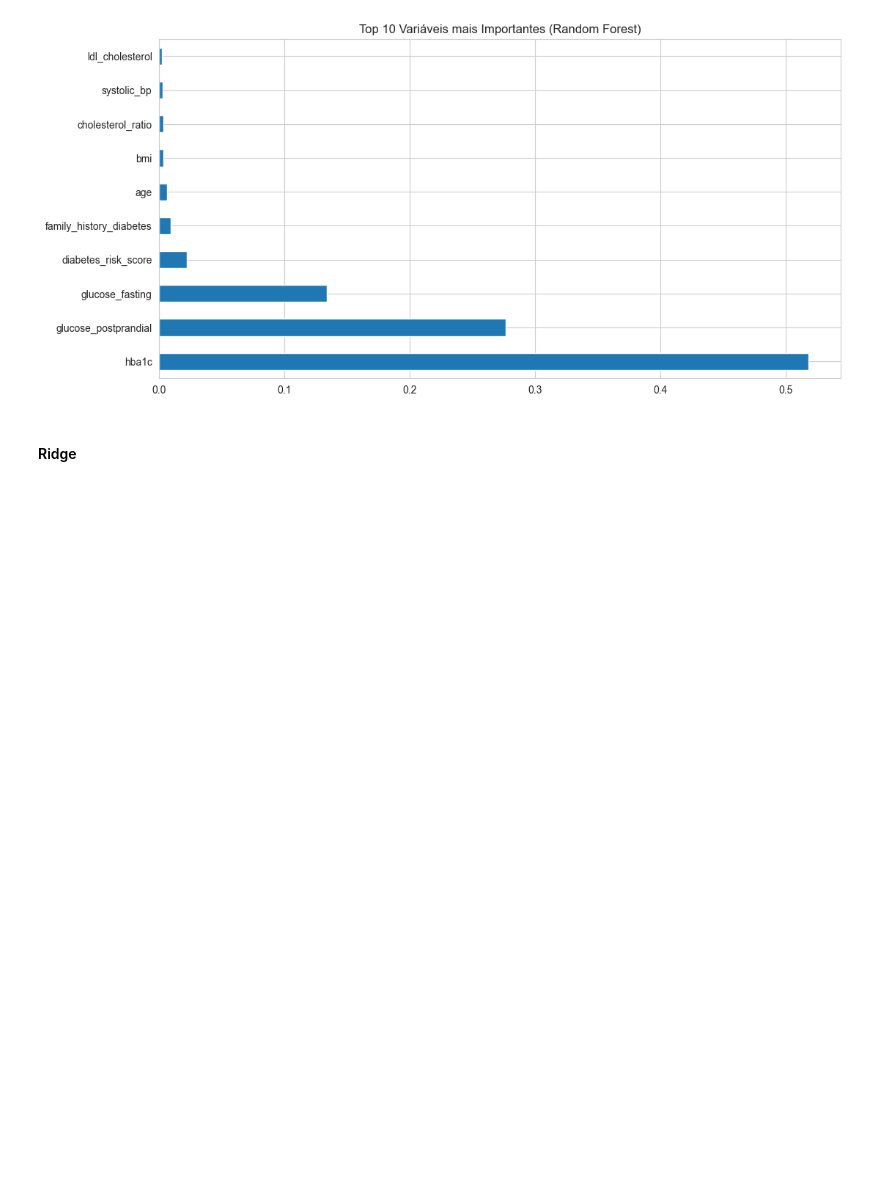
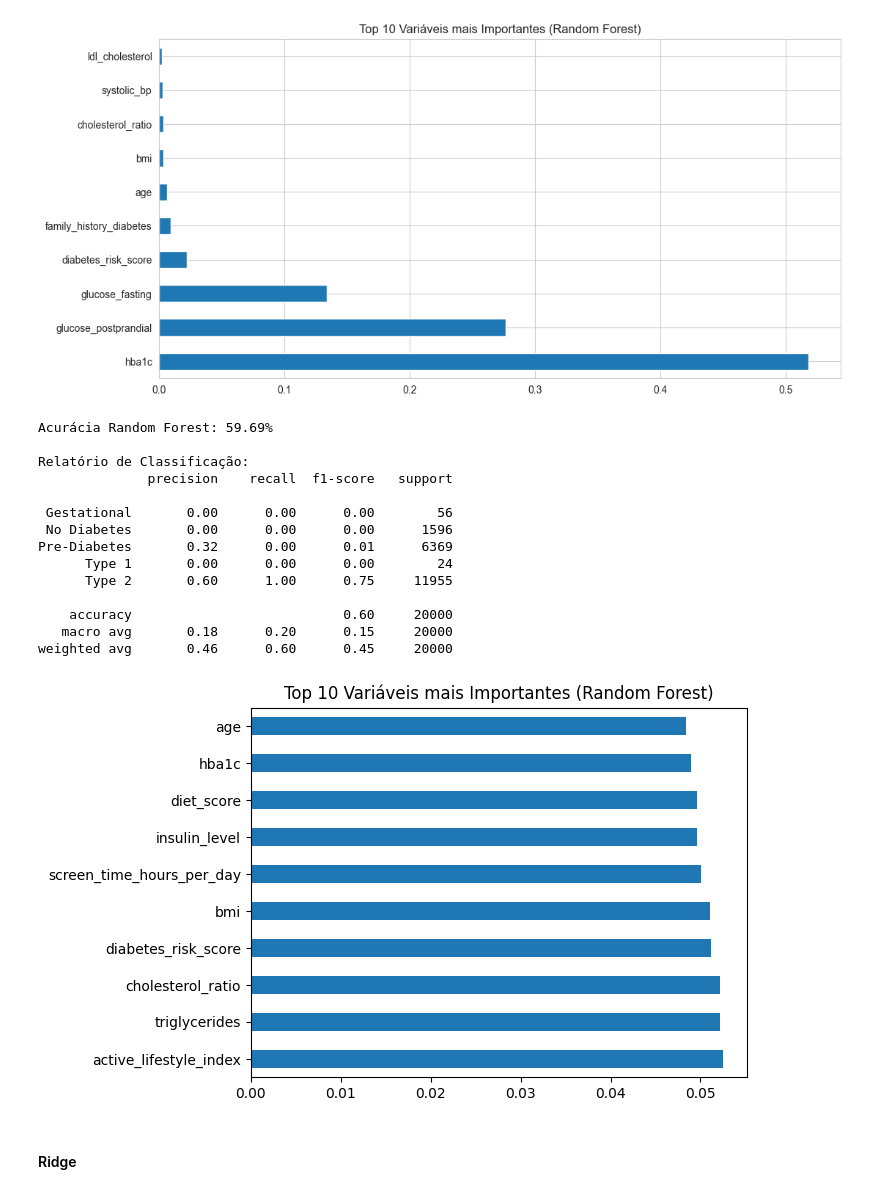
Before and after one commit to DaviPRabelo/Curso-IA, a Jupyter notebook: Aula 3/Aula_3.ipynb, the cells around one changed output. Cells and saved outputs as stored; diff of their text form; code cells hidden in the pictures; blank space fills up the shorter version.

```diff
--- a/Aula 3/Aula_3.ipynb
+++ b/Aula 3/Aula_3.ipynb
@@ -1537,6 +1563,7 @@ from sklearn.preprocessing import StandardScaler
 
 X = dts.drop(columns=['diagnosed_diabetes','diabetes_stage']) #Removendo a variável alvo e a variável de estágio, que é uma informação futura
 y = dts['diagnosed_diabetes']
+y2 = dts['diabetes_stage'] #Variavel de estágio, que é uma informação futura, ou seja, nao deve ser usada para prever o diabetes, mas pode ser usada para prever o estágio do diabetes
 
 # 3. Criação de Novas Features (Engenharia Criativa)
 # Proporção de Colesterol (Total / HDL) - Indicador médico forte
@@ -1545,8 +1572,8 @@ X = X.drop(columns=['cholesterol_total', 'hdl_cholesterol']) #Removendo as colun
 
 # Índice de Estilo de Vida (Atividade física balanceada com Tempo de Tela)
 # Convertemos minutos/semana para horas/dia para equalizar com o tempo de tela
-X['active_lifestyle_index'] = (X['physical_activity_minutes_per_week'] / 60 / 7) - X['screen_time_hours_per_day']
-X = X.drop(columns=['physical_activity_minutes_per_week', 'screen_time_hours_per_day']) #Removendo as colunas originais para evitar redundância
+X['active_lifestyle_index'] = (X['physical_activity_minutes_per_week'] / 60 / 7)
+X = X.drop(columns=['physical_activity_minutes_per_week']) #Removendo as colunas originais para evitar redundância
 # 4. Tratamento de Variáveis Categóricas
 # Mapeamento Ordinal (onde existe uma ordem de importância/nível)
 edu_map = {'No formal': 0, 'Highschool': 1, 'Graduate': 2, 'Postgraduate': 3}
@@ -1560,7 +1587,8 @@ X['income_level'] = X['income_level'].map(inc_map)
 X = pd.get_dummies(X, columns=['gender', 'ethnicity', 'employment_status', 'smoking_status'], drop_first=True)
 
 # 5. Divisão entre Treino e Teste (80% treino, 20% teste)
-X_train, X_test, y_train, y_test = train_test_split(X, y, test_size=0.25, random_state=42, stratify=y)
+X_train, X_test, y_train, y_test = train_test_split(X, y, test_size=0.2, random_state=42, stratify=y)
+y2_train, y2_test = train_test_split(y2, test_size=0.2, random_state=42, stratify=y2) #Divisão para a variável de estágio, que é uma informação futura
 
 # 6. Escalonamento (Scaling)
 # Ajustamos o escalonador APENAS no treino para evitar que informações do teste vazem
@@ -1704,6 +1732,45 @@ Relatório de Classificação:
    macro avg       0.92      0.93      0.92     20000
 weighted avg       0.93      0.92      0.92     20000
 [figure]
+# %%
+from sklearn.ensemble import RandomForestClassifier
+from sklearn.metrics import accuracy_score, classification_report, confusion_matrix
+import matplotlib.pyplot as plt
+
+# 1. Instanciar o modelo
+# n_estimators=100 significa que ele criará 100 árvores diferentes
+# max_depth=10 limita o crescimento das árvores para evitar que elas "decorem" o treino
+modelo_rf = RandomForestClassifier(n_estimators=100, class_weight='balanced', random_state=42)
+
+# 2. Treinar (pode usar o X_train original, sem escalonamento se preferir)
+modelo_rf.fit(X_train, y2_train)
+
+# 3. Previsões
+y_pred_rf = modelo_rf.predict(X_test)
+
+print(f"Acurácia Random Forest: {accuracy_score(y2_test, y_pred_rf):.2%}")
+print("\nRelatório de Classificação:")
+print(classification_report(y2_test, y_pred_rf))
+importancias_rf = pd.Series(modelo_rf.feature_importances_, index=X.columns)
+importancias_rf.sort_values(ascending=False).head(10).plot(kind='barh')
+plt.title("Top 10 Variáveis mais Importantes (Random Forest)")
+plt.show()
+# %% [output]
+Acurácia Random Forest: 59.69%
+
+Relatório de Classificação:
+              precision    recall  f1-score   support
+
+ Gestational       0.00      0.00      0.00        56
+ No Diabetes       0.00      0.00      0.00      1596
+Pre-Diabetes       0.32      0.00      0.01      6369
+      Type 1       0.00      0.00      0.00        24
+      Type 2       0.60      1.00      0.75     11955
+
+    accuracy                           0.60     20000
+   macro avg       0.18      0.20      0.15     20000
+weighted avg       0.46      0.60      0.45     20000
+[figure, added]
 # %% [markdown]
 #### Ridge
 # %%
```
Also changed, not shown: parts of 4 cells of this notebook.
